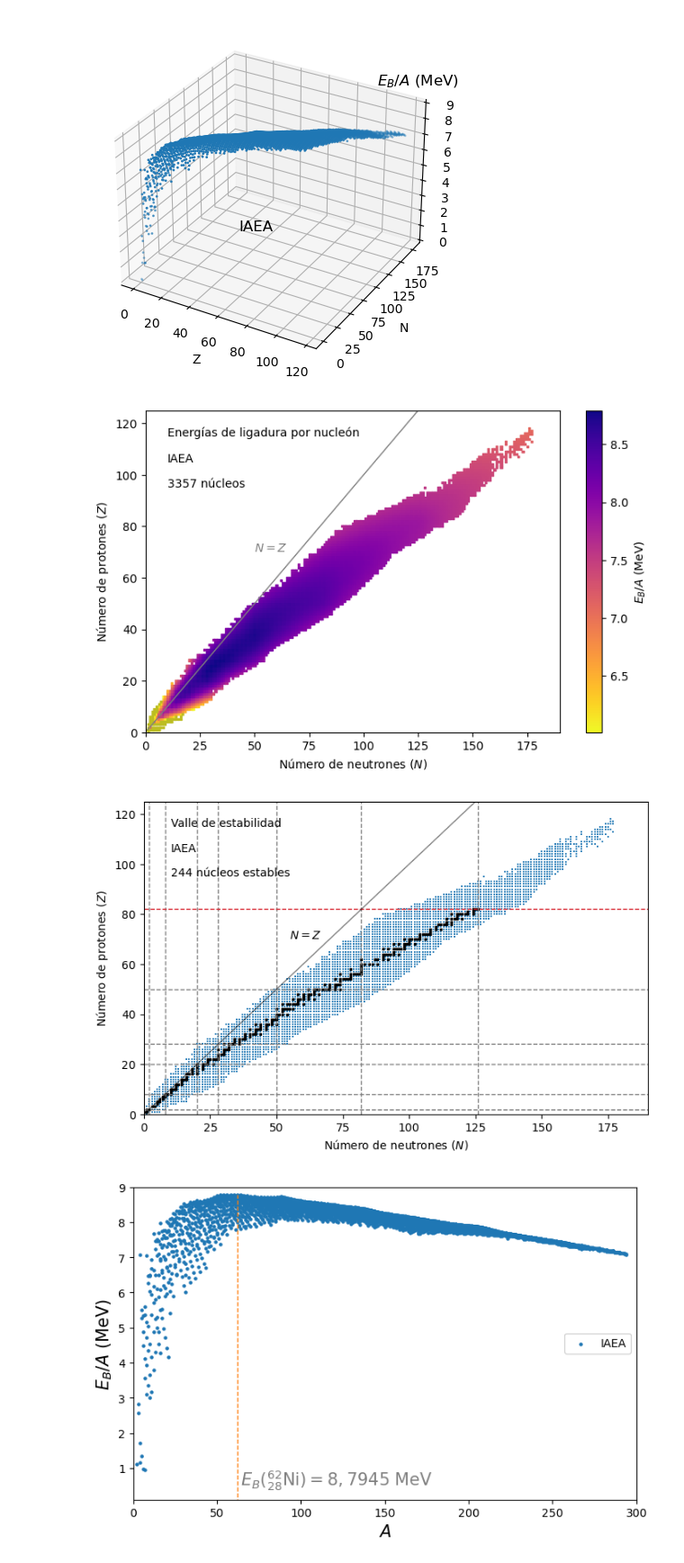
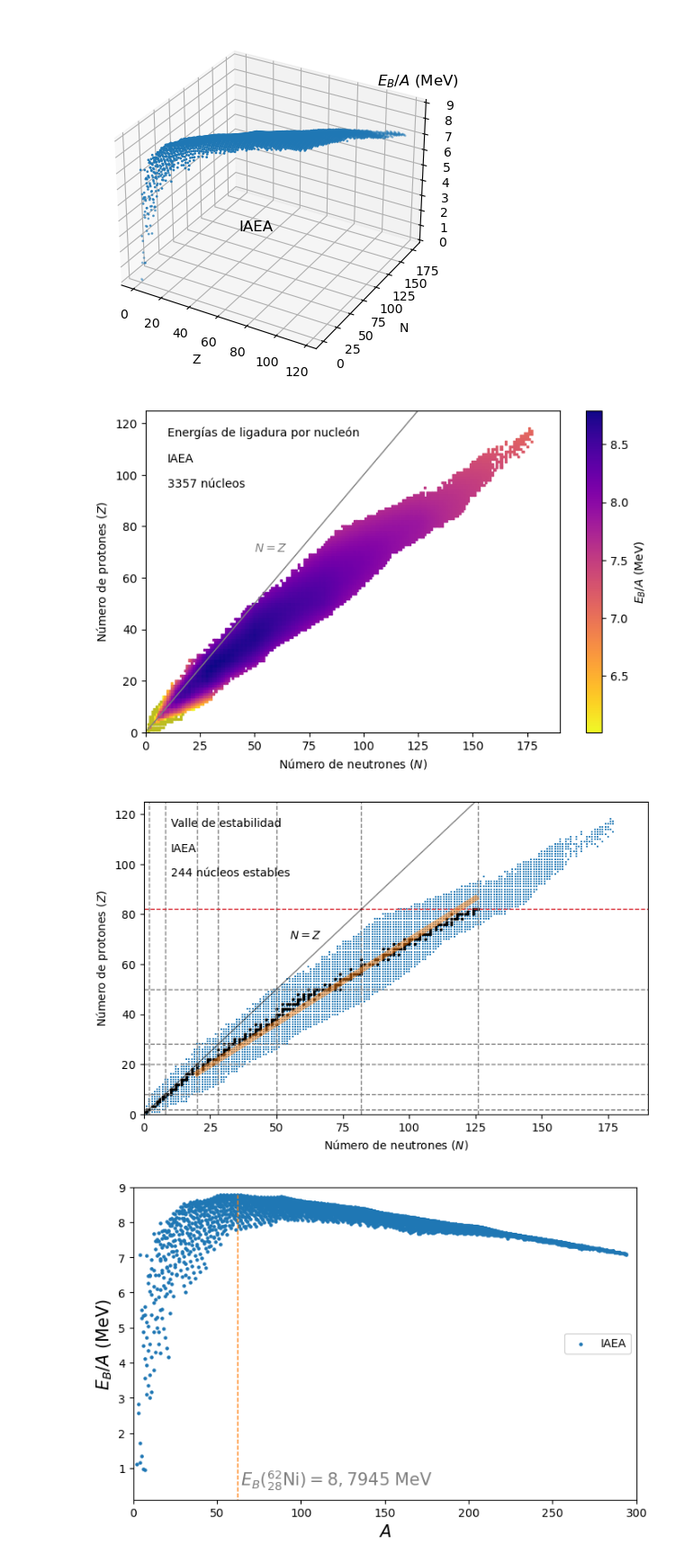
Before and after one commit to cefera/FNyP, a Jupyter notebook: Notebooks/Tema1.ipynb, the cells around one changed output. Shown: that part at 90% size. Drawn from its saved outputs; the diff is of its cells as text; code cells hidden in the pictures.

```diff
--- a/Notebooks/Tema1.ipynb
+++ b/Notebooks/Tema1.ipynb
@@ -182,38 +223,38 @@ x = np.linspace(1,125,125)
 ax.plot(x,x,'-',lw=1,color=jpac_color[9])
 ax.text(10,115,r'Energías de ligadura por nucleón',c=jpac_color[10],fontsize=10)
 ax.text(10,105,r'IAEA',c=jpac_color[10],fontsize=10)
 texto = str(df['n'].count()) + ' núcleos'
 ax.text(10,95,texto,c=jpac_color[10],fontsize=10)
 ax.text(50,70,r'$N=Z$',c=jpac_color[9],fontsize=10)
 pa = ax.scatter(df1['n'],df1['z'],marker='s',s=2.5, c=df1['binding'], cmap='plasma_r')
 fig.colorbar(pa,ax=ax,orientation='vertical',label=r'$E_B/A$ (MeV)')
 ax.scatter(df2['n'],df2['z'],marker='s',s=2.5, c=jpac_color[7])
 plt.show()
-fig.savefig('CartaNuclearIAEA.pdf', bbox_inches='tight')
+#fig.savefig('CartaNuclearIAEA.pdf', bbox_inches='tight')
 
 fig, ax = plt.subplots(nrows=1, ncols=1, figsize=(8,5))
 ax.set_xlabel(r'Número de neutrones ($N$)')
 ax.set_ylabel(r'Número de protones ($Z$)')
 ax.set_xlim((0,190))
 ax.set_ylim((0,125))
 plt.hlines( [2,8,20,28,50,126], 0, 190,colors=jpac_color[9], lw=1., linestyles='dashed')
 plt.vlines( [2,8,20,28,50,82,126], 0, 125,colors=jpac_color[9], lw=1., linestyles='dashed')
-
 plt.hlines( 82, 0, 190,colors=jpac_color[1], lw=1., linestyles='dashed')
-
 ax.plot(x,x,'-',lw=1,color=jpac_color[10],alpha=0.5)
+y = np.linspace(20,125,100)
+ax.plot(y,3+y/1.5,'-',lw=5,color=jpac_color[3],alpha=0.5)
 ax.text(10,115,r'Valle de estabilidad',c=jpac_color[10],fontsize=10)
 ax.text(10,105,r'IAEA',c=jpac_color[10],fontsize=10)
 texto = str(df_es['n'].count()) + ' núcleos estables'
 ax.text(10,95,texto,c=jpac_color[10],fontsize=10)
 ax.text(55,70,r'$N=Z$',c=jpac_color[10],fontsize=10)
 ax.scatter(df['n'],df['z'],marker='s',s=2, c=jpac_color[0],edgecolors='white',lw=0.05)
 ax.scatter(df_es['n'],df_es['z'],marker='s',s=2, c=jpac_color[10])
 plt.show()
-fig.savefig('ValleEstabilidadIAEA.pdf', bbox_inches='tight')
+#fig.savefig('ValleEstabilidadIAEA.pdf', bbox_inches='tight')
 # %% [output]
 [figure]
-[figure, old version]
+[figure, new version]
 # %%
 gdf = df.groupby('A')
 maxavEbinda = gdf.apply(lambda t: t[t.binding==t.binding.max()])
```
Also changed, not shown: parts of 11 cells of this notebook, 5 other files.
